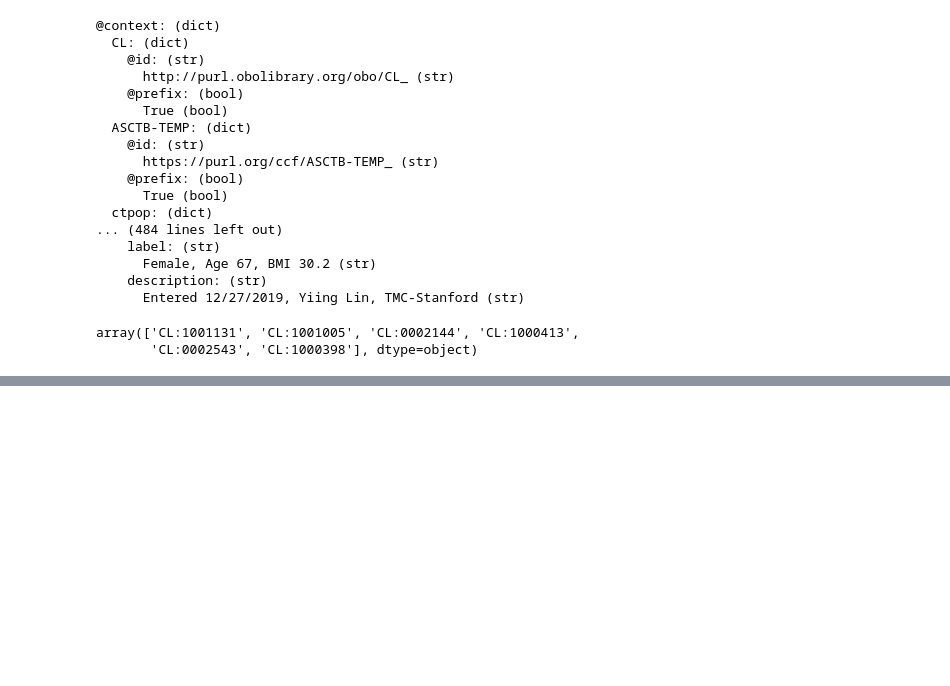
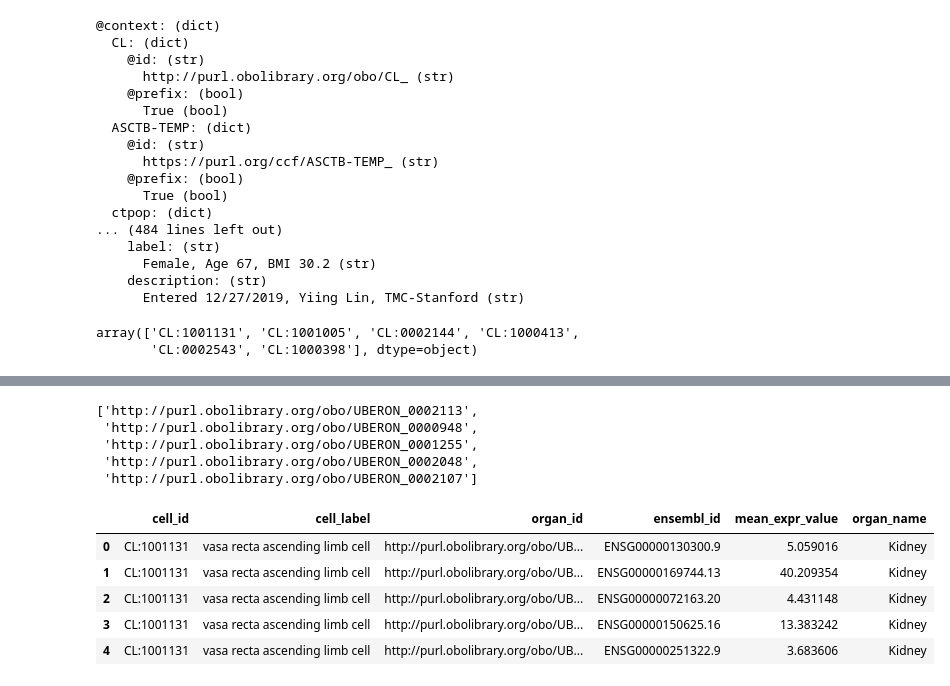
Before and after one commit to cns-iu/hra-ftu-explorer-supporting-information, a Jupyter notebook: FTU-workflow.ipynb, the cells around one changed output, grey strips where cells are left out. Saved outputs shown, nothing was run; the diff lists cells and outputs as text; code cells hidden in the pictures; blank space fills up the shorter version.

```diff
--- a/FTU-workflow.ipynb
+++ b/FTU-workflow.ipynb
@@ -580,0 +586,12 @@ expanded_matches_df.to_csv('output/gene_information-for-vasculature-CTs.csv')
+# %%
+# Extract unique organ IDs from the expanded dataframe
+unique_organ_ids = expanded_matches_df["organ_id"].unique()
+
+unique_organ_ids_list = unique_organ_ids.tolist()
+unique_organ_ids_list
+# %% [output]
+['http://purl.obolibrary.org/obo/UBERON_0002113',
+ 'http://purl.obolibrary.org/obo/UBERON_0000948',
+ 'http://purl.obolibrary.org/obo/UBERON_0001255',
+ 'http://purl.obolibrary.org/obo/UBERON_0002048',
+ 'http://purl.obolibrary.org/obo/UBERON_0002107']
@@ -580,0 +606,13 @@ expanded_matches_df.to_csv('output/gene_information-for-vasculature-CTs.csv')
+# %%
+# Adding a new column to the dataframe
+expanded_matches_df['organ_name'] = expanded_matches_df['organ_id'].map(organ_id_to_organ_name)
+
+# Display the first few rows of the updated dataframe
+expanded_matches_df.head()  # Displaying only the first few rows
+# %% [output]
+|  | cell_id | cell_label | organ_id | ensembl_id | mean_expr_value | organ_name |
+| 0 | CL:1001131 | vasa recta ascending limb cell | http://purl.obolibrary.org/obo/UB... | ENSG00000130300.9 | 5.059016 | Kidney |
+| 1 | CL:1001131 | vasa recta ascending limb cell | http://purl.obolibrary.org/obo/UB... | ENSG00000169744.13 | 40.209354 | Kidney |
+| 2 | CL:1001131 | vasa recta ascending limb cell | http://purl.obolibrary.org/obo/UB... | ENSG00000072163.20 | 4.431148 | Kidney |
+| 3 | CL:1001131 | vasa recta ascending limb cell | http://purl.obolibrary.org/obo/UB... | ENSG00000150625.16 | 13.383242 | Kidney |
+| 4 | CL:1001131 | vasa recta ascending limb cell | http://purl.obolibrary.org/obo/UB... | ENSG00000251322.9 | 3.683606 | Kidney |
```
Also changed, not shown: parts of 5 cells of this notebook, 13 other files.
